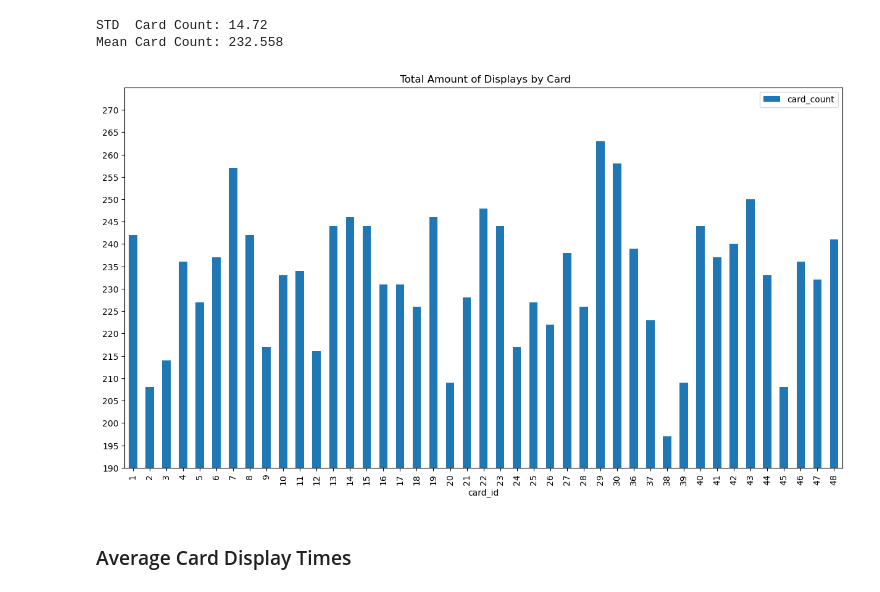
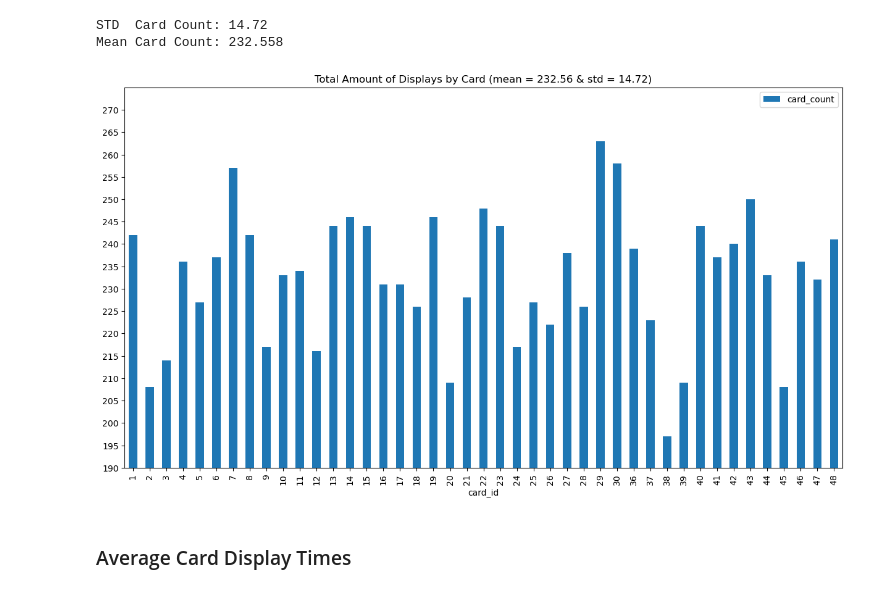
Before and after one commit to davidcurral/Procedural-Narrative-Prototype-Project, a Jupyter notebook: Narrative Data Analysis_No_Memory.ipynb, the cells around one changed output. Saved outputs shown, nothing was run; the diff lists cells and outputs as text; code cells hidden in the pictures.

```diff
--- a/Narrative Data Analysis_No_Memory.ipynb
+++ b/Narrative Data Analysis_No_Memory.ipynb
@@ -159,21 +159,21 @@ Mean Card Count: 232.558
 # %%
 ax = df_total_card_count.plot(
     kind='bar',
     x='card_id',
     y='card_count',
     figsize=(15, 8),
-    title=" Total Amount of Displays by Card"
+    title=(f"Total Amount of Displays by Card (mean = {mean:.2f} & std = {std:.2f})")
 )
 
 plt.ylim(190,275)
 #plt.xlim(0,48)
 
 #plt.xticks(np.arange(0, 48, step = 1))
 plt.yticks(np.arange(190, 275, step = 5))
 
 plt.show()
 # %% [output]
-[figure, old version]
+[figure, new version]
 # %% [markdown]
 ### Average Card Display Times
 # %%
```
Also changed, not shown: parts of 5 cells of this notebook, 4 other files.
